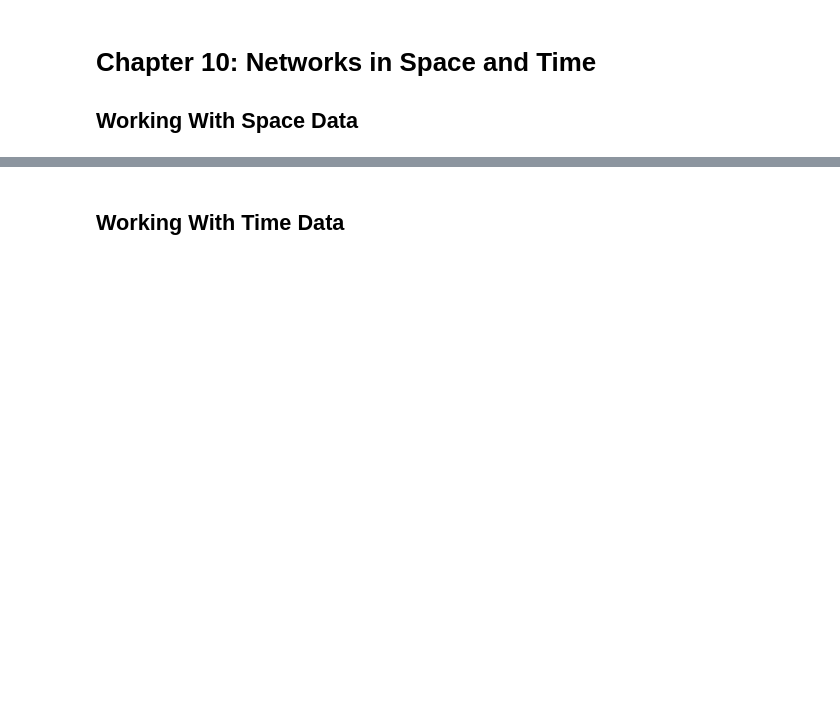
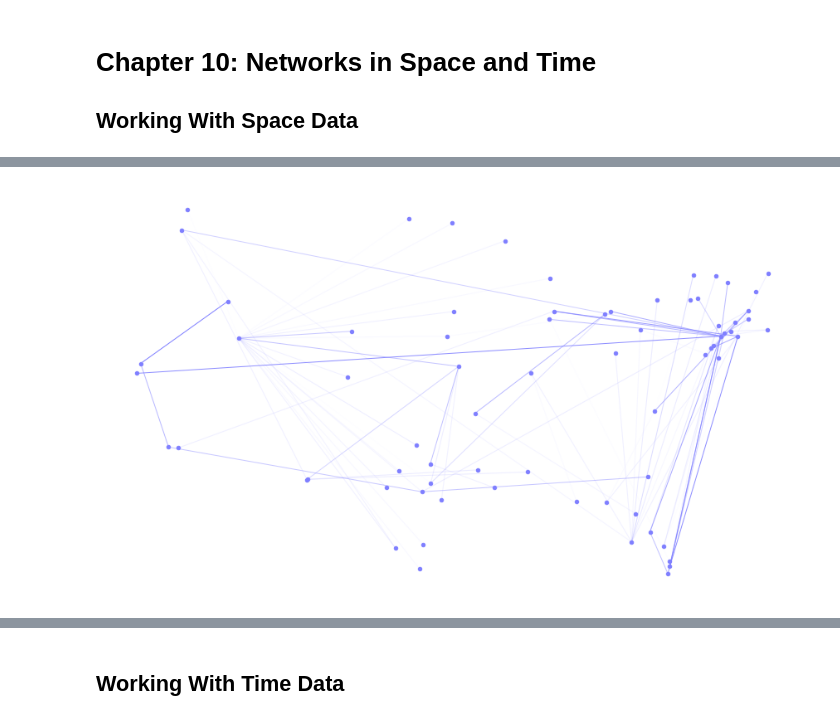
Before and after one commit to PacktPublishing/Network-Science-with-Python-and-NetworkX-Quick-Start-Guide, a Jupyter notebook: Chapter_10.ipynb, the cells around one changed output, grey strips where cells are left out. Cells and saved outputs as stored; diff of their text form; code cells hidden in the pictures; blank space fills up the shorter version.

```diff
--- a/Chapter_10.ipynb
+++ b/Chapter_10.ipynb
@@ -127,32 +134,36 @@ for v, w in G_air.edges():
 # %%
 # Calculate geometric mean of coefficients
-g = 10**(sum([math.log10(g) for g in g_list])/len(g_list))
+g = 10**(sum([math.log10(g) for g in g_list if g > 0]) / len(g_list))
 # %%
 # Calculate expected weight and surplus
 for v, w in G_air.edges:
     if v == w:
         continue
     count = G_air.edges[v, w]['count']
+    # Calculate expected weight
     expected = (
         g * G_air.nodes[v]['degree']
         * G_air.nodes[w]['degree']
         / G_air.edges[v, w]['distance']**2)
     G_air.edges[v, w]['expected'] = expected
-    G_air.edges[v, w]['surplus'] = count - expected
-    G_air.edges[v, w]['surplus_ratio'] = count / expected
-    G_air.edges[v, w]['log_surplus_ratio'] = math.log10(count / expected)
+    # Calculate residual
+    G_air.edges[v, w]['residual'] = count - expected
+    G_air.edges[v, w]['log_residual'] = math.log10(count) - math.log10(expected)
 # %%
-# Create surplus graph
-surplus_edges = [e for e in G_air.edges if G_air.edges[e]['log_surplus_ratio'] > 0]
-G_surplus = G_air.edge_subgraph(surplus_edges)
-G_surplus = nx.subgraph(G_surplus, max(nx.connected_components(G_surplus), key=len))
+# Create residual graph
+residual_edges = [e for e in G_air.edges if G_air.edges[e]['log_residual'] > 0]
+G_residual = G_air.edge_subgraph(residual_edges)
+# Keep the largest connected component
+G_residual = nx.subgraph(G_residual, max(nx.connected_components(G_residual), key=len))
 # %%
 fig = plt.figure(figsize=(15,15))
 ax = plt.subplot(1, 1, 1)
-max_weight = max([G_surplus.edges[e]['log_surplus_ratio'] for e in G_surplus.edges])
-nx.draw_networkx_nodes(G_surplus, pos=pos, node_color='#7f7fff', node_size=20)
-for e in G_surplus.edges:
-    alpha = G_surplus.edges[e]['log_surplus_ratio'] / max_weight
+max_weight = max([G_residual.edges[e]['log_residual'] for e in G_residual.edges])
+nx.draw_networkx_nodes(G_residual, pos=pos, node_color='#7f7fff', node_size=20)
+for e in G_residual.edges:
+    alpha = G_residual.edges[e]['log_residual'] / max_weight
     nx.draw_networkx_edges(
-        G_surplus, pos=pos, edgelist=[e], edge_color='#7f7fff', alpha=alpha, arrows=False)
+        G_residual, pos=pos, edgelist=[e], edge_color='#7f7fff', alpha=alpha, arrows=False)
 ax.set_aspect(1)
+# %% [output]
+[figure, added]
```
Also changed, not shown: parts of 21 cells of this notebook.
